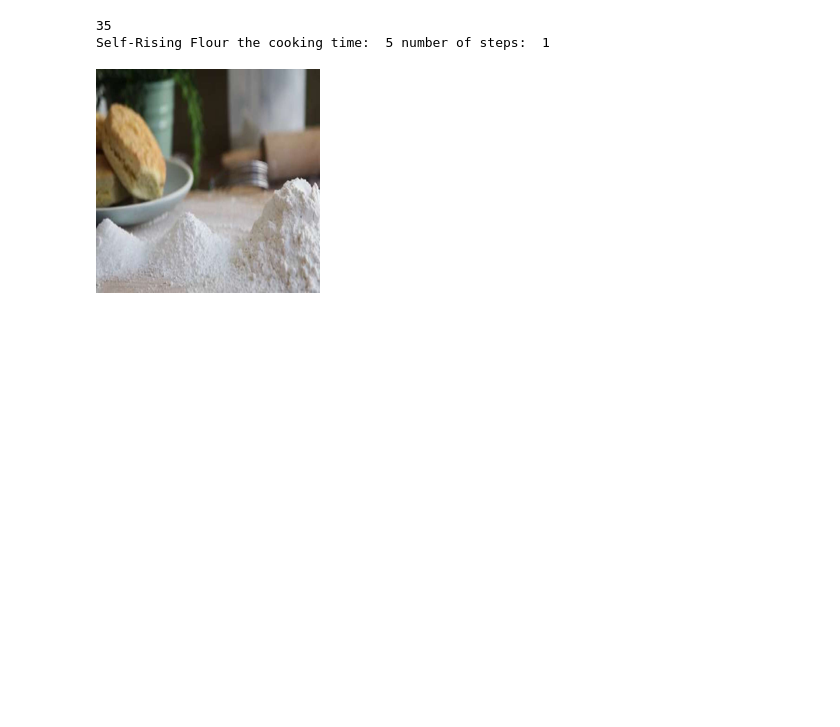
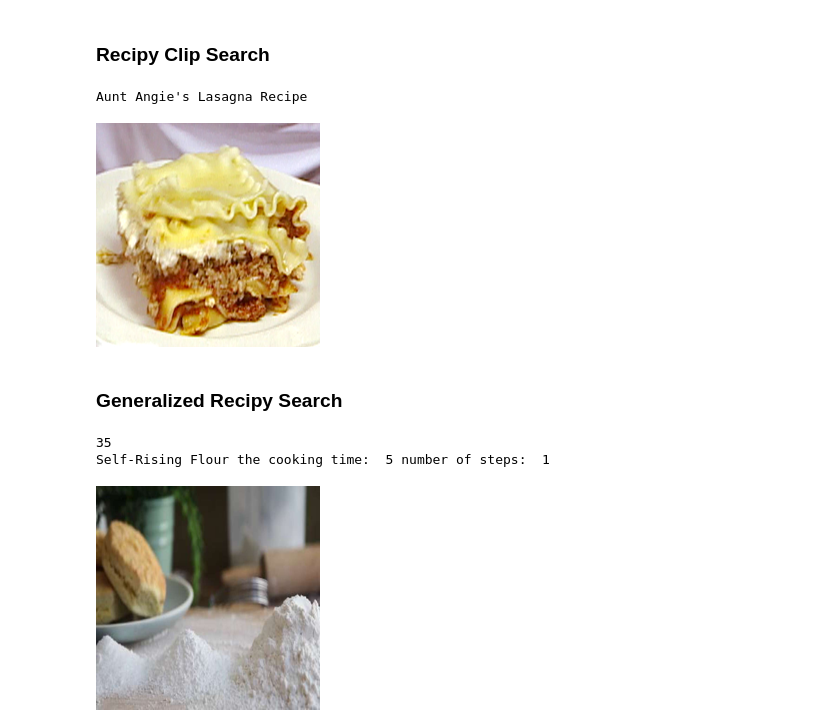
Before and after one commit to kdmaciejewski/DataMining, a Jupyter notebook: notebooks/example_querries.ipynb, the cells around one changed output. Drawn from its saved outputs; the diff is of its cells as text; code cells hidden in the pictures; blank space fills up the shorter version.

Commit message:
clip queries

```diff
--- a/notebooks/example_querries.ipynb
+++ b/notebooks/example_querries.ipynb
@@ -21,3 +24,14 @@ Lasagna Stuffed Shells
+# %% [markdown]
+### Recipy Clip Search
+# %%
+result : QueryResult = query_recipies("bolognese lasagna", mode="clip", min_cos_sim=0.2, enforce_images=True)
+print(result.hits[0].displayName)
+result.hits[0].images[0].get_image().resize((224, 224))
+# %% [output]
+Aunt Angie's Lasagna Recipe
+[figure, added]
+# %% [markdown]
+### Generalized Recipy Search
 # %%
 result : QueryResult = query_recipies(size=100, max_total_minutes=5, enforce_images=True, max_steps=5)
 print(result.n_hits)
```
Also changed, not shown: parts of 15 cells of this notebook, 14 other files.
